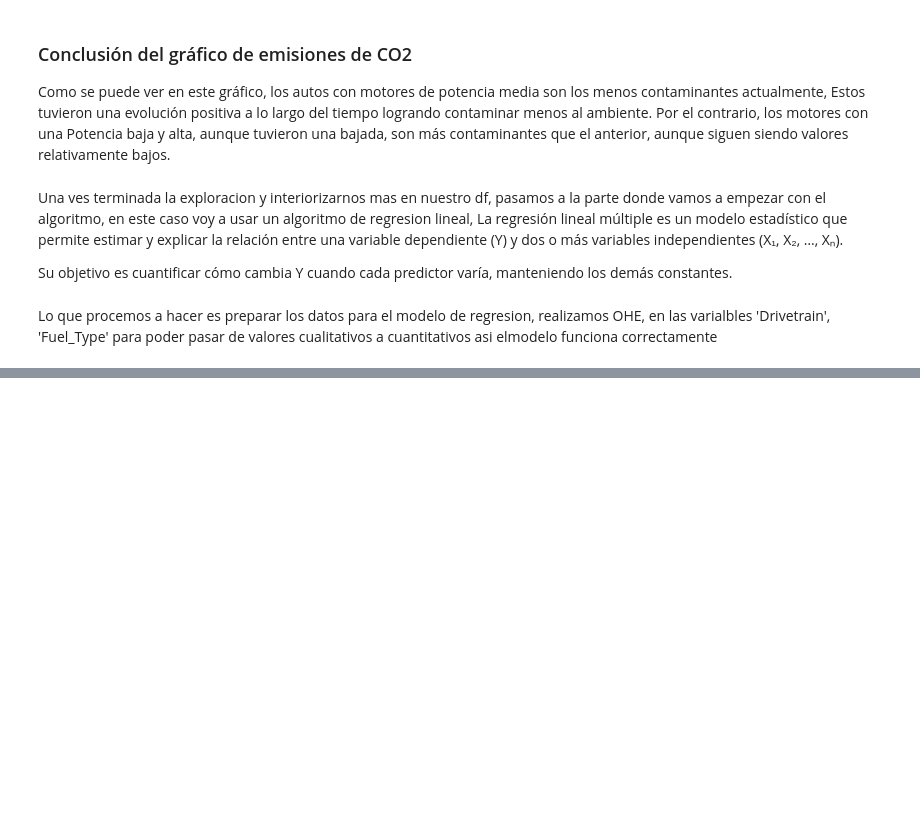
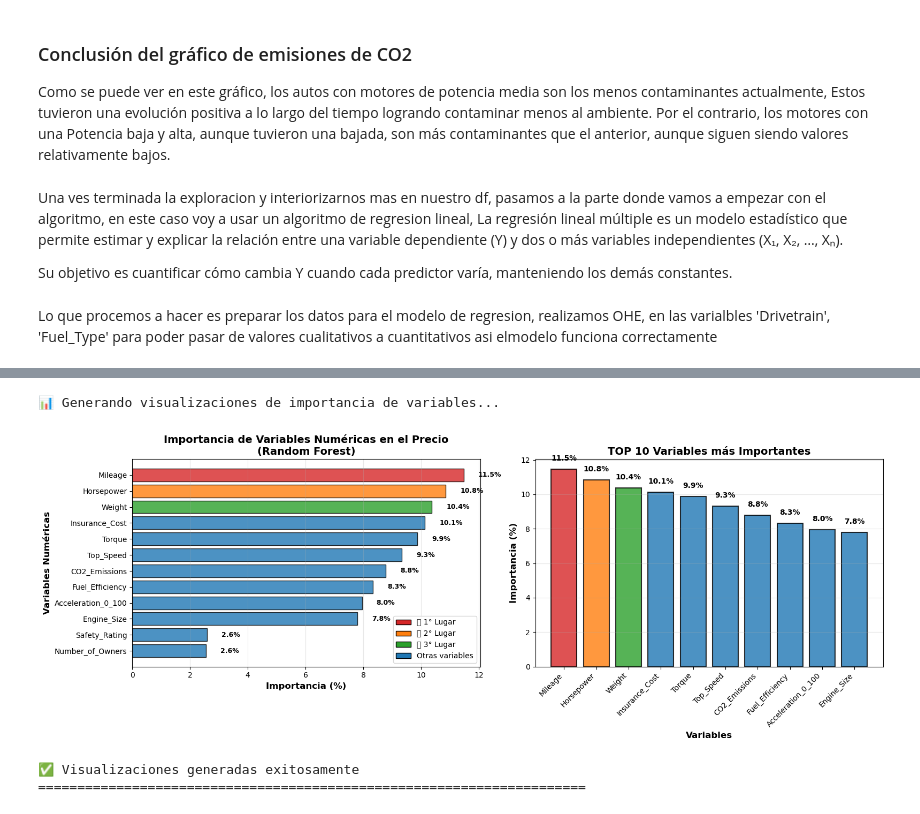
Before and after one commit to joaquinrodriguezi/ProyectoDSParte1Rodriguez, a Jupyter notebook: notebooks/entrenamiento.ipynb, the cells around one changed output, grey strips where cells are left out. Cells and saved outputs as stored; diff of their text form; code cells hidden in the pictures; blank space fills up the shorter version.

Commit message:
Actualización: Modelo Random Forest con análisis de importancia de variables

```diff
--- a/notebooks/entrenamiento.ipynb
+++ b/notebooks/entrenamiento.ipynb
@@ -249,11 +720,11 @@ Una ves terminada la exploracion y interiorizarnos mas en nuestro df, pasamos a
 Lo que procemos a hacer es preparar los datos para el modelo de regresion, realizamos OHE, en las varialbles 'Drivetrain', 'Fuel_Type' para poder pasar de valores cualitativos a cuantitativos asi elmodelo funciona correctamente
 # %%
 # Crear copias de las variables con sufijo _h
-for col in ['Drivetrain', 'Fuel_Type']:
+for col in ['Brand', 'Fuel_Type', 'Drivetrain']:
     df[col + '_h'] = df[col].copy()
 
 # One Hot Encoding sobre las nuevas variables
-variables_ohe = ['Drivetrain_h', 'Fuel_Type_h']
+variables_ohe = ['Brand_h', 'Fuel_Type_h', 'Drivetrain_h']
 df = pd.get_dummies(df, columns=variables_ohe)
 
 display(df.head())
@@ -341,0 +754,14 @@ R2: 0.8760538784614499
+# %%
+# Verificar las columnas creadas por One Hot Encoding de Brand
+columnas_brand = [col for col in df.columns if 'Brand_h_' in col]
+print(f'=== ONE HOT ENCODING DE BRAND ===\n')
+print(f'Total de marcas únicas: {len(columnas_brand)}')
+print(f'\nMarcas codificadas:')
+for i, marca in enumerate(sorted(columnas_brand), 1):
+    print(f'{i}. {marca.replace("Brand_h_", "")}')
+
+# Visualizar ejemplo de OHE
+print(f'\n=== EJEMPLO DE CODIFICACIÓN ===')
+print(f'Mostrando columnas Brand originales y sus versiones OHE:')
+columnas_mostrar = ['Brand'] + columnas_brand[:5]  # Brand original + primeras 5 columnas OHE
+display(df[columnas_mostrar].head(10))
@@ -341,0 +1312,62 @@ R2: 0.8760538784614499
+# %%
+# PASO 6: Visualización de la importancia de variables
+print('\n📊 Generando visualizaciones de importancia de variables...\n')
+
+fig, axes = plt.subplots(1, 2, figsize=(16, 6))
+
+# Gráfico 1: Barras horizontales con todas las variables
+colores = ['#d62728' if i == 0 else '#ff7f0e' if i == 1 else '#2ca02c' if i == 2
+           else '#1f77b4' for i in range(len(df_importancias))]
+
+axes[0].barh(df_importancias['Variable'], df_importancias['Porcentaje'],
+             color=colores, edgecolor='black', alpha=0.8)
+axes[0].set_xlabel('Importancia (%)', fontsize=12, fontweight='bold')
+axes[0].set_ylabel('Variables Numéricas', fontsize=12, fontweight='bold')
+axes[0].set_title('Importancia de Variables Numéricas en el Precio\n(Random Forest)',
+                  fontsize=14, fontweight='bold')
+axes[0].invert_yaxis()
+axes[0].grid(axis='x', alpha=0.3)
+
+# Agregar valores en las barras
+for i, (idx, row) in enumerate(df_importancias.iterrows()):
+    axes[0].text(row['Porcentaje'] + 0.5, i, f"{row['Porcentaje']:.1f}%",
+                va='center', fontsize=9, fontweight='bold')
+
+# Gráfico 2: Top 10 variables con barras verticales
+top_10 = df_importancias.head(10)
+colores_top10 = ['#d62728', '#ff7f0e', '#2ca02c'] + ['#1f77b4'] * 7
+
+axes[1].bar(range(len(top_10)), top_10['Porcentaje'],
+           color=colores_top10, edgecolor='black', alpha=0.8, linewidth=1.5)
+axes[1].set_xlabel('Variables', fontsize=12, fontweight='bold')
+axes[1].set_ylabel('Importancia (%)', fontsize=12, fontweight='bold')
+axes[1].set_title('TOP 10 Variables más Importantes', fontsize=14, fontweight='bold')
+axes[1].set_xticks(range(len(top_10)))
+axes[1].set_xticklabels(top_10['Variable'], rotation=45, ha='right')
+axes[1].grid(axis='y', alpha=0.3)
+
+# Agregar valores encima de las barras
+for i, (idx, row) in enumerate(top_10.iterrows()):
+    axes[1].text(i, row['Porcentaje'] + 0.5, f"{row['Porcentaje']:.1f}%",
+                ha='center', fontsize=10, fontweight='bold')
+
+# Leyenda para el primer gráfico
+from matplotlib.patches import Patch
+legend_elements = [
+    Patch(facecolor='#d62728', label='🥇 1° Lugar', edgecolor='black'),
+    Patch(facecolor='#ff7f0e', label='🥈 2° Lugar', edgecolor='black'),
+    Patch(facecolor='#2ca02c', label='🥉 3° Lugar', edgecolor='black'),
+    Patch(facecolor='#1f77b4', label='Otras variables', edgecolor='black')
+]
+axes[0].legend(handles=legend_elements, loc='lower right', fontsize=10)
+
+plt.tight_layout()
+plt.show()
+
+print('✅ Visualizaciones generadas exitosamente')
+print('='*70)
+# %% [output]
+📊 Generando visualizaciones de importancia de variables...
+[figure, added]
+✅ Visualizaciones generadas exitosamente
+======================================================================
```
Also changed, not shown: parts of 31 cells of this notebook, 1 other file.
